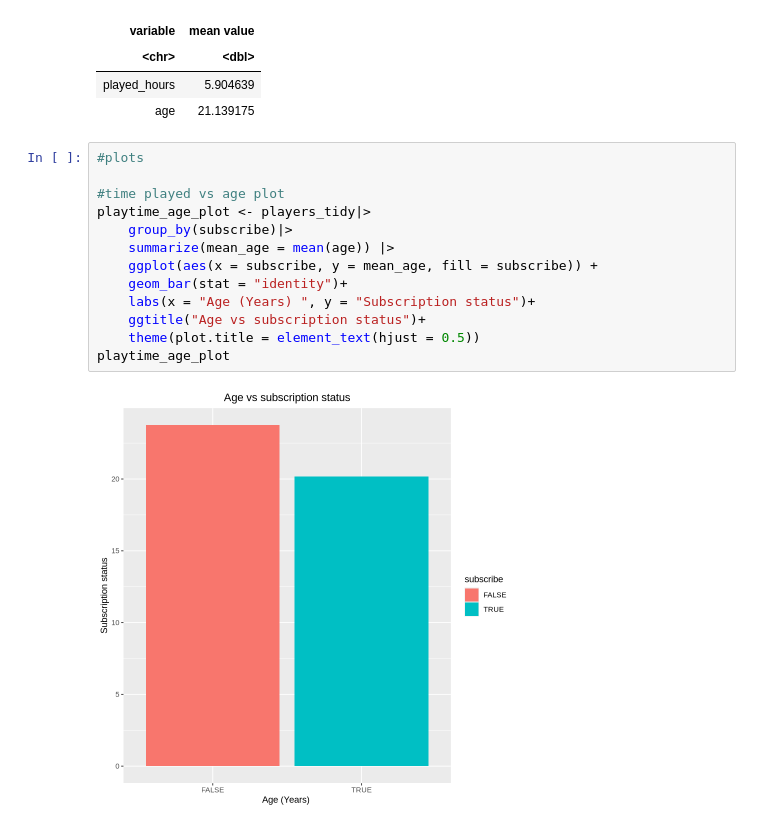
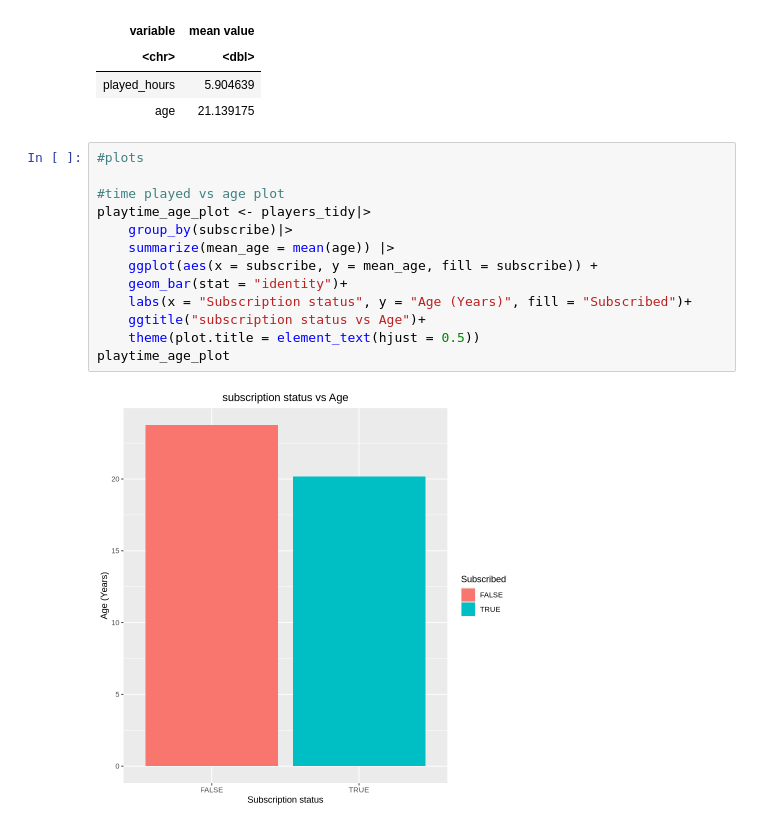
Before and after one commit to CSof-student/DSCI-100-Group-Project, a Jupyter notebook: planning_report.ipynb, the cells around one changed output. Cells and saved outputs as stored; diff of their text form.

Commit message:
added plot conclusions, fixed formatting on plots

```diff
--- a/planning_report.ipynb
+++ b/planning_report.ipynb
@@ -165,15 +165,15 @@ A tibble: 2 × 2
 # %%
 #plots
 
 #time played vs age plot
 playtime_age_plot <- players_tidy|>
     group_by(subscribe)|>
     summarize(mean_age = mean(age)) |>
     ggplot(aes(x = subscribe, y = mean_age, fill = subscribe)) +
     geom_bar(stat = "identity")+
-    labs(x = "Age (Years) ", y = "Subscription status")+
-    ggtitle("Age vs subscription status")+
+    labs(x = "Subscription status", y = "Age (Years)", fill = "Subscribed")+
+    ggtitle("subscription status vs Age")+
     theme(plot.title = element_text(hjust = 0.5))
 playtime_age_plot
 # %% [output]
-[figure, old version]
+[figure, new version]
```
Also changed, not shown: parts of 5 cells of this notebook.
